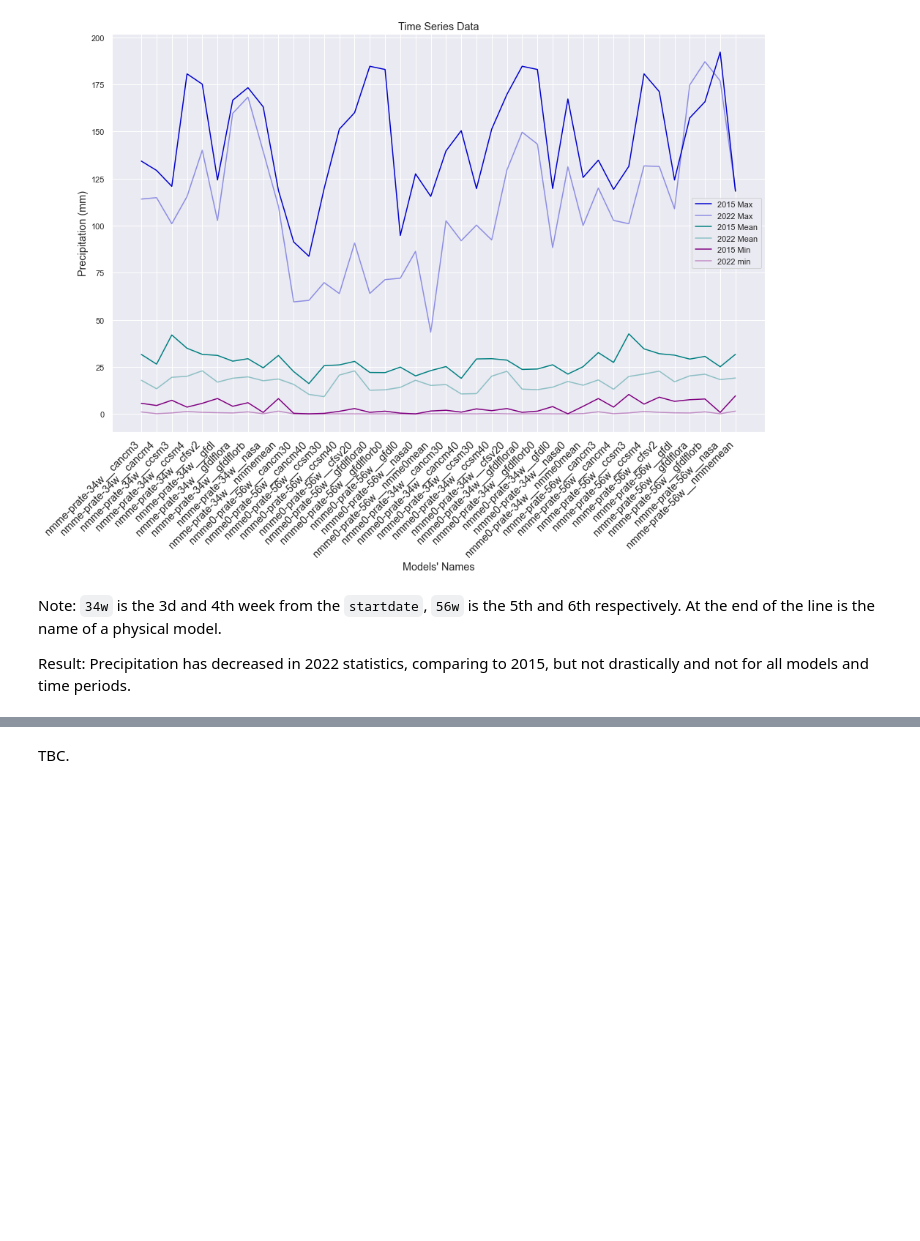
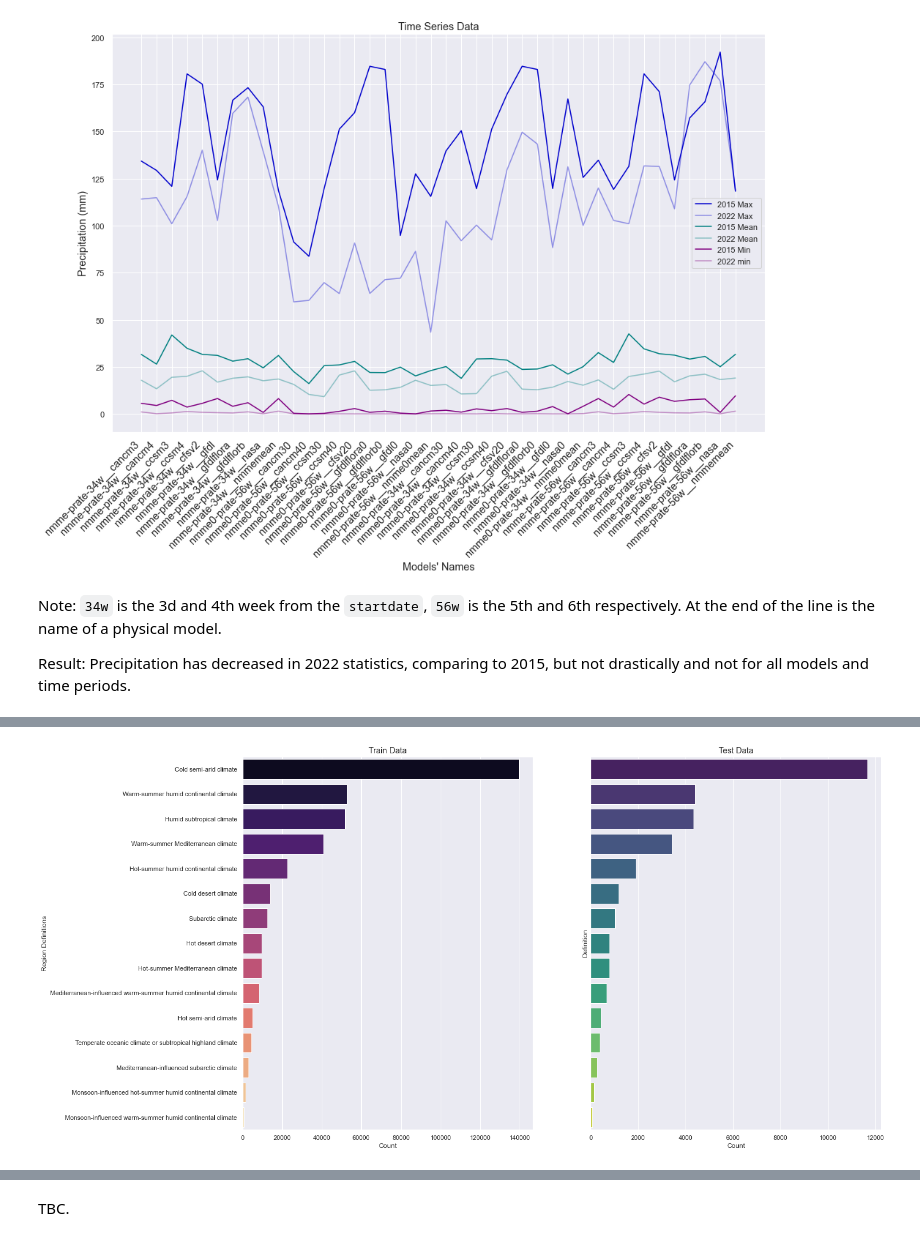
Before and after one commit to 3quetra/portfolio, a Jupyter notebook: ml/deep_learning/time_series/wids_datathon_2023/eda_temp_prediction.ipynb, the cells around one changed output, grey strips where cells are left out. Cells and saved outputs as stored; diff of their text form; code cells hidden in the pictures; blank space fills up the shorter version.

```diff
--- a/ml/deep_learning/time_series/wids_datathon_2023/eda_temp_prediction.ipynb
+++ b/ml/deep_learning/time_series/wids_datathon_2023/eda_temp_prediction.ipynb
@@ -414,0 +419,6 @@ regions
+# %%
+regions_test = test_data.climateregions__climateregion.value_counts().to_frame('Count')
+regions_test['Percentage'] = regions_test['Count'] / regions_test['Count'].sum()
+regions_test = map_to_def(regions_test).reset_index().rename(columns={'index':'Name'})
+pd.set_option('display.max_colwidth', None)
+regions_test
@@ -414,0 +456,18 @@ regions
+# %%
+# Set figure size
+fig, ax = plt.subplots(1,2, figsize=(20,12))
+# Draw barplot
+sns.barplot(data=regions_train, x="Count", y="Definition", palette='magma', ax=ax[0])
+sns.barplot(data=regions_test, x="Count", y="Definition", palette='viridis', ax=ax[1])
+
+# Add descriptions
+ax[0].set_title('Train Data', fontsize = 'large')
+ax[1].set_title('Test Data', fontsize = 'large')
+
+ax[0].set_ylabel('Region Definitions')
+ax[1].set_yticks([])
+
+# Display plot
+plt.show()
+# %% [output]
+[figure, added]
```
Also changed, not shown: parts of 27 cells of this notebook.
